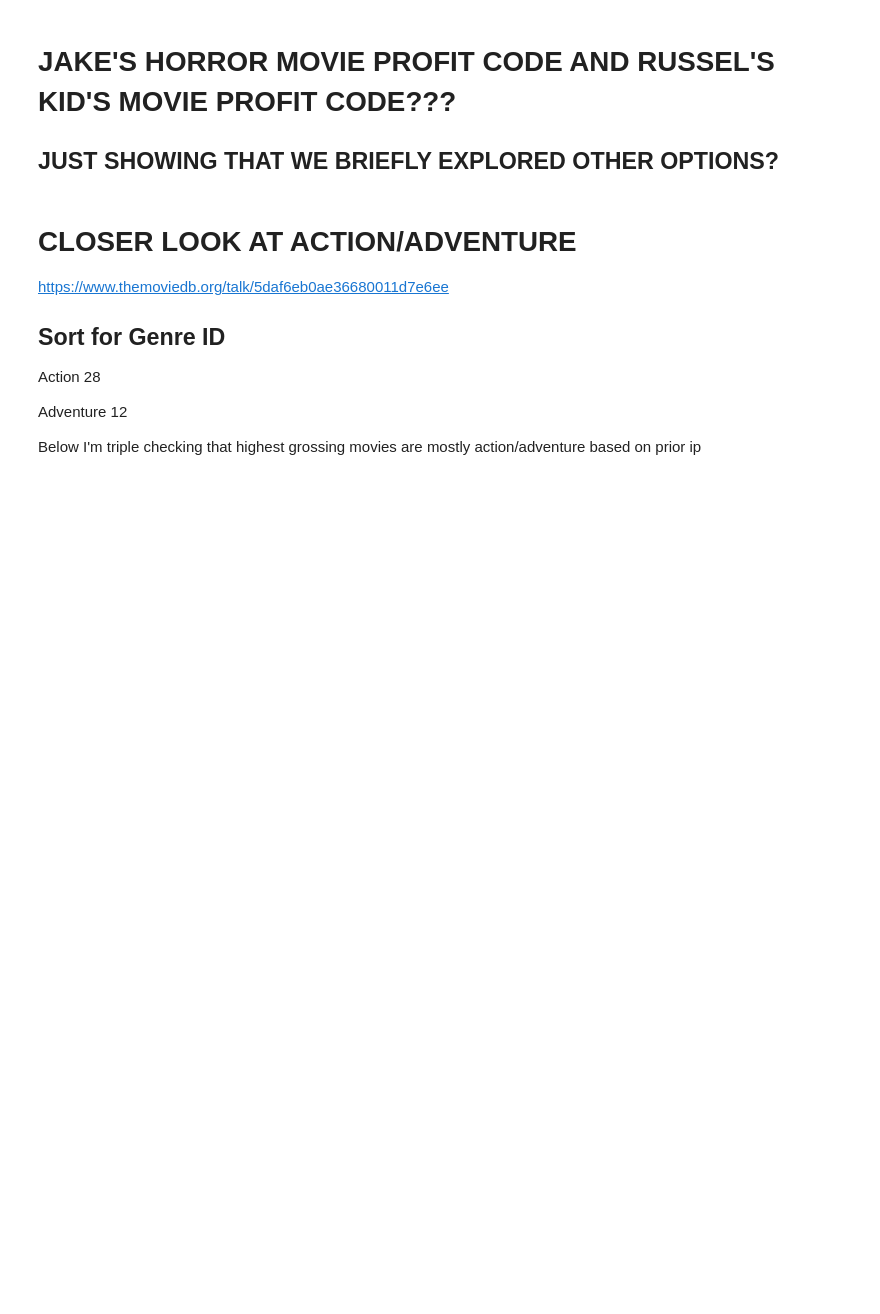
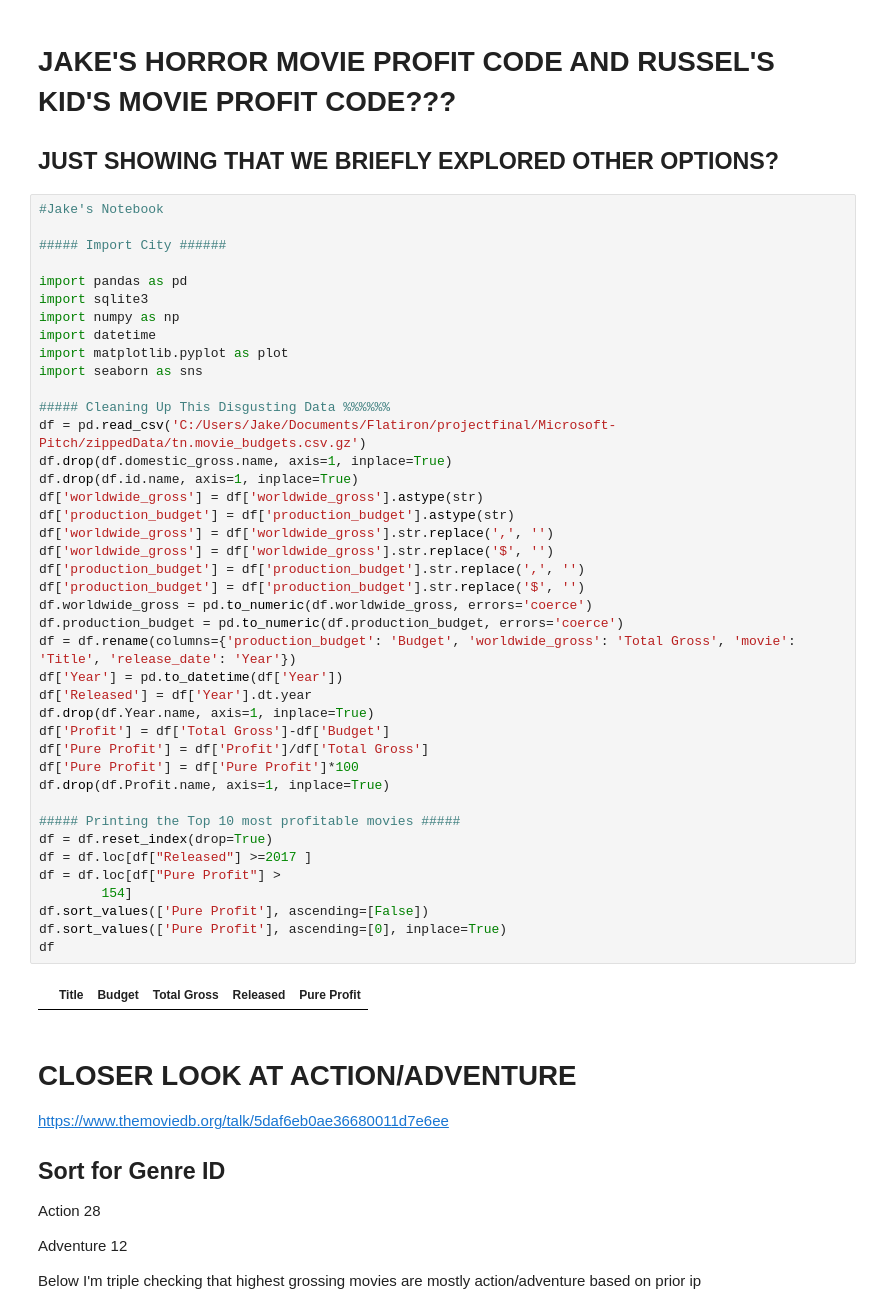
Before and after one commit to jswec/Microsoft-Pitch, a Jupyter notebook: notebooks/exploratory.ipynb, the cells around one changed output. Saved outputs shown, nothing was run; the diff lists cells and outputs as text; blank space fills up the shorter version.

Commit message:
updating final notebook

```diff
--- a/notebooks/exploratory.ipynb
+++ b/notebooks/exploratory.ipynb
@@ -57,6 +57,49 @@ movies_gross
 # JAKE'S HORROR MOVIE PROFIT CODE AND RUSSEL'S KID'S MOVIE PROFIT CODE???
 
 ## JUST SHOWING THAT WE BRIEFLY EXPLORED OTHER OPTIONS?
+# %%
+#Jake's Notebook
+
+##### Import City ######
+
+import pandas as pd
+import sqlite3
+import numpy as np
+import datetime
+import matplotlib.pyplot as plot
+import seaborn as sns
+
+##### Cleaning Up This Disgusting Data %%%%%%
+df = pd.read_csv('C:/Users/Jake/Documents/Flatiron/projectfinal/Microsoft-Pitch/zippedData/tn.movie_budgets.csv.gz')
+df.drop(df.domestic_gross.name, axis=1, inplace=True)
+df.drop(df.id.name, axis=1, inplace=True)
+df['worldwide_gross'] = df['worldwide_gross'].astype(str)
+df['production_budget'] = df['production_budget'].astype(str)
+df['worldwide_gross'] = df['worldwide_gross'].str.replace(',', '')
+df['worldwide_gross'] = df['worldwide_gross'].str.replace('$', '')
+df['production_budget'] = df['production_budget'].str.replace(',', '')
+df['production_budget'] = df['production_budget'].str.replace('$', '')
+df.worldwide_gross = pd.to_numeric(df.worldwide_gross, errors='coerce')
+df.production_budget = pd.to_numeric(df.production_budget, errors='coerce')
+df = df.rename(columns={'production_budget': 'Budget', 'worldwide_gross': 'Total Gross', 'movie': 'Title', 'release_date': 'Year'})
+df['Year'] = pd.to_datetime(df['Year'])
+df['Released'] = df['Year'].dt.year
+df.drop(df.Year.name, axis=1, inplace=True)
+df['Profit'] = df['Total Gross']-df['Budget']
+df['Pure Profit'] = df['Profit']/df['Total Gross']
+df['Pure Profit'] = df['Pure Profit']*100
+df.drop(df.Profit.name, axis=1, inplace=True)
+
+##### Printing the Top 10 most profitable movies #####
+df = df.reset_index(drop=True)
+df = df.loc[df["Released"] >=2017 ]
+df = df.loc[df["Pure Profit"] >
+        154]
+df.sort_values(['Pure Profit'], ascending=[False])
+df.sort_values(['Pure Profit'], ascending=[0], inplace=True)
+df
+# %% [output]
+|  | Title | Budget | Total Gross | Released | Pure Profit |
 # %% [markdown]
 # CLOSER LOOK AT ACTION/ADVENTURE
 
```
